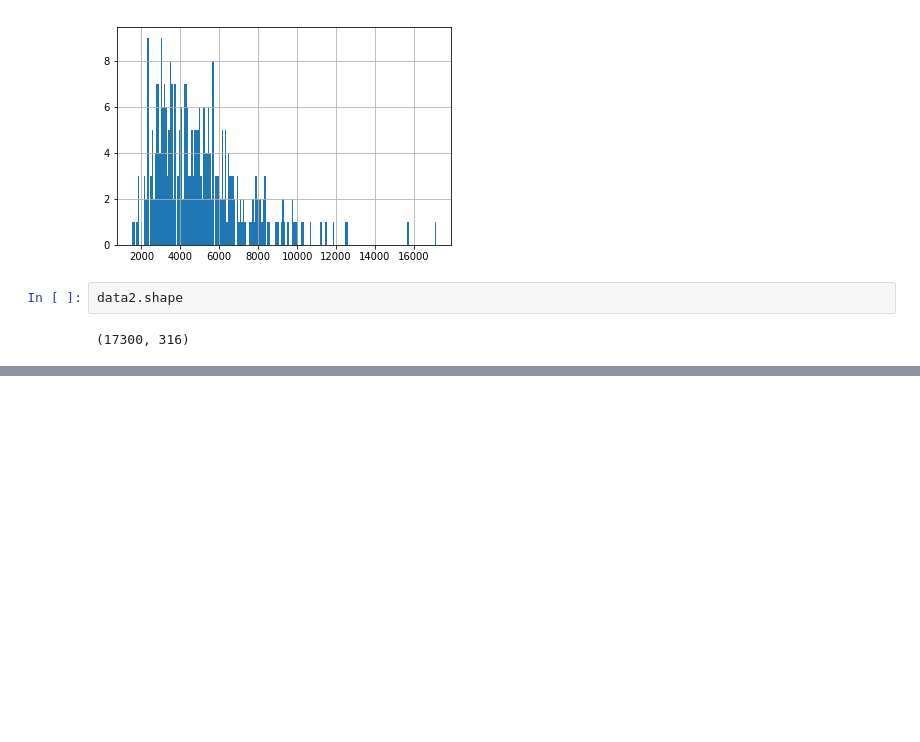
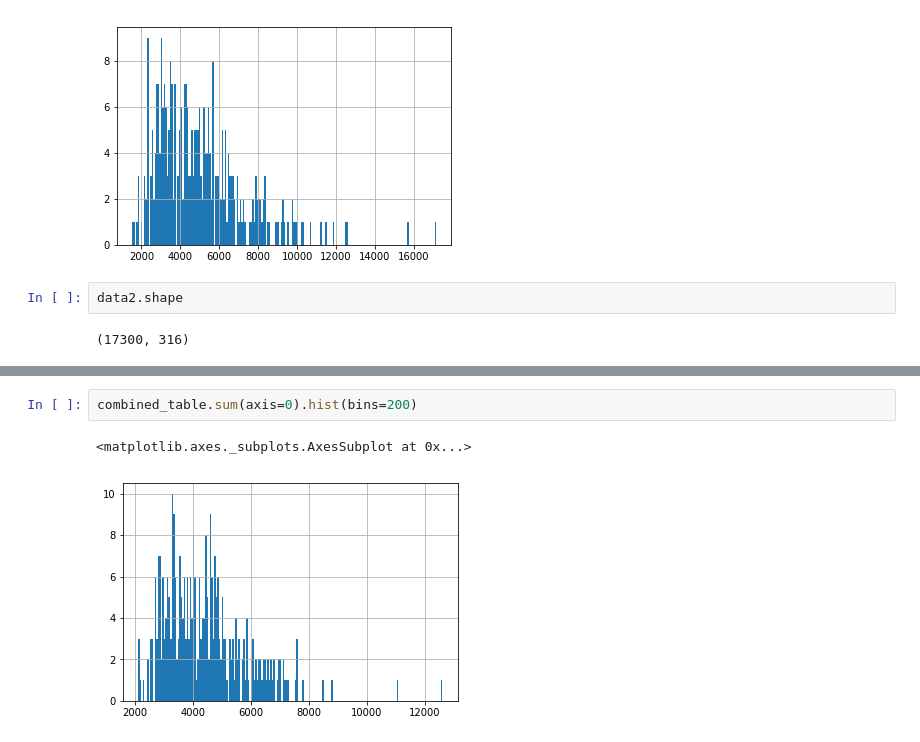
Before and after one commit to vickyleinc/dmel_inf_local, a Jupyter notebook: Prior analysis.ipynb, the cells around one changed output, grey strips where cells are left out. Drawn from its saved outputs; the diff is of its cells as text; blank space fills up the shorter version.

```diff
--- a/Prior analysis.ipynb
+++ b/Prior analysis.ipynb
@@ -48,0 +41,5 @@ FBgn0051010            0
+# %%
+combined_table.sum(axis=0).hist(bins=200)
+# %% [output]
+<matplotlib.axes._subplots.AxesSubplot at 0x...>
+[figure, added]
```
Also changed, not shown: parts of 3 cells of this notebook.
